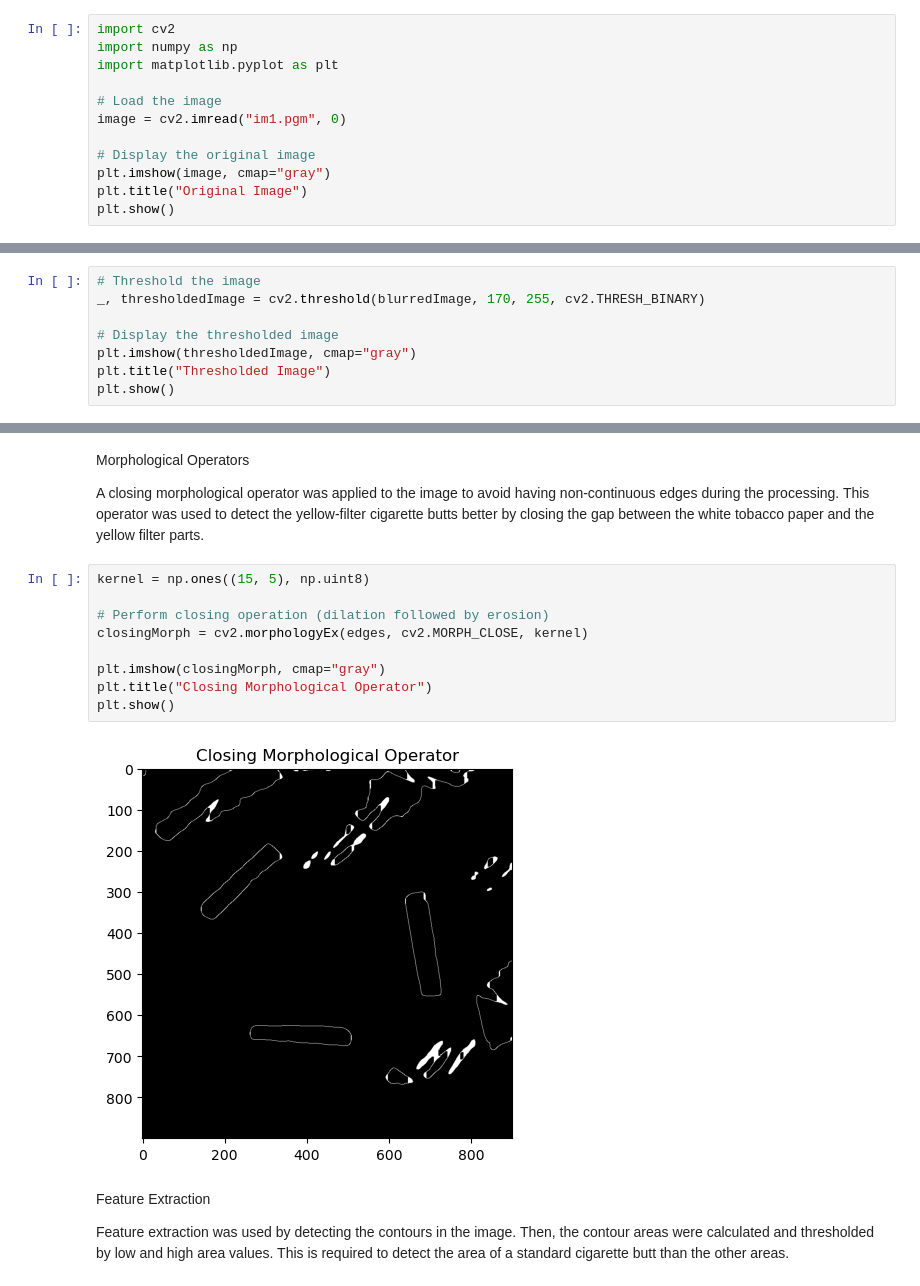
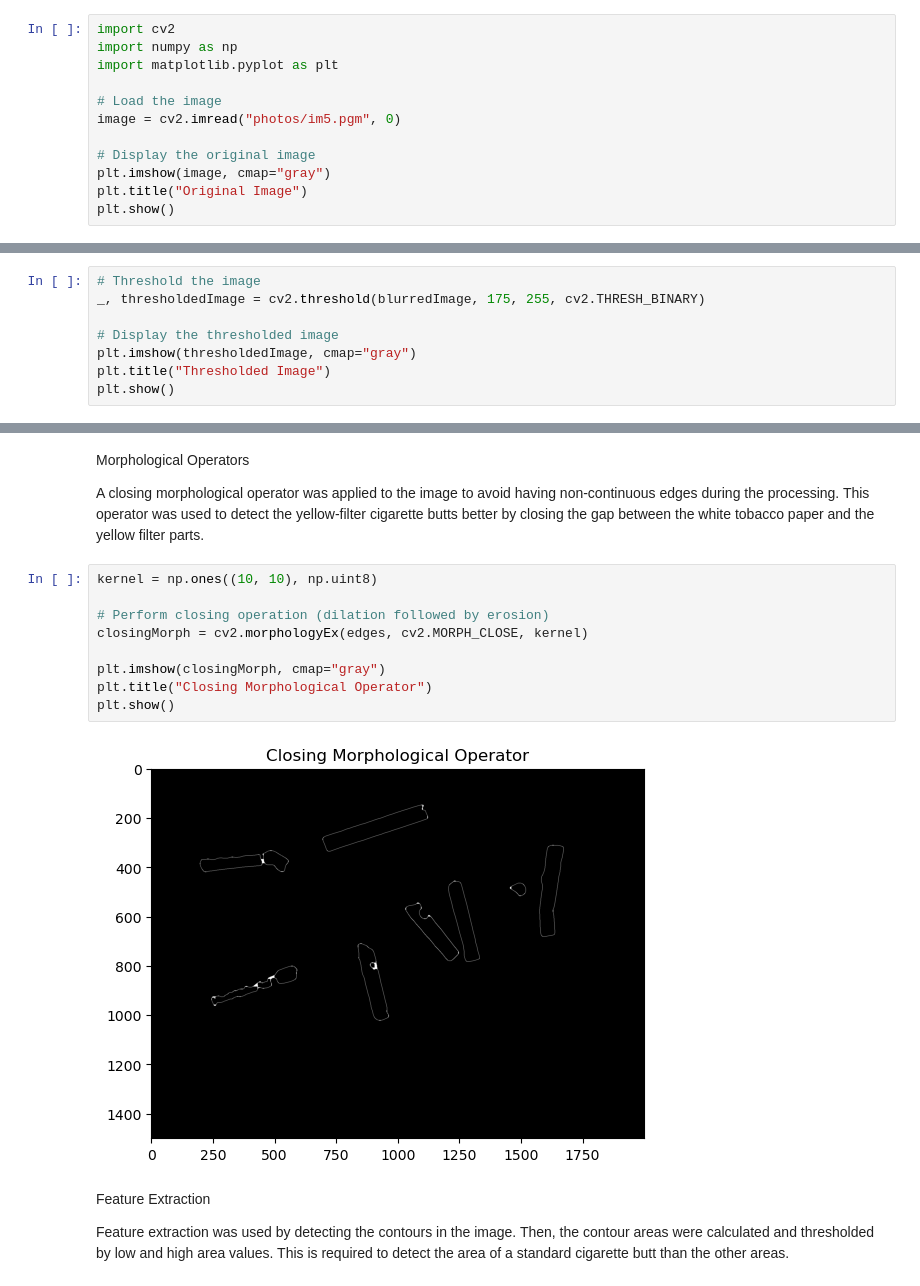
Before and after one commit to Pamirus/digital-image-processing, a Jupyter notebook: main.ipynb, the cells around one changed output, grey strips where cells are left out. Cells and saved outputs as stored; diff of their text form.

```diff
--- a/main.ipynb
+++ b/main.ipynb
@@ -4,7 +4,7 @@ import numpy as np
 import matplotlib.pyplot as plt
 
 # Load the image
-image = cv2.imread("im1.pgm", 0)
+image = cv2.imread("photos/im5.pgm", 0)
 
 # Display the original image
 plt.imshow(image, cmap="gray")
@@ -35,7 +35,7 @@ Segmentation
 Applying a global threshold to the image will result in detecting the objects.
 # %%
 # Threshold the image
-_, thresholdedImage = cv2.threshold(blurredImage, 170, 255, cv2.THRESH_BINARY)
+_, thresholdedImage = cv2.threshold(blurredImage, 175, 255, cv2.THRESH_BINARY)
 
 # Display the thresholded image
 plt.imshow(thresholdedImage, cmap="gray")
@@ -62,16 +62,16 @@ Morphological Operators
 
 A closing morphological operator was applied to the image to avoid having non-continuous edges during the processing. This operator was used to detect the yellow-filter cigarette butts better by closing the gap between the white tobacco paper and the yellow filter parts.
 # %%
-kernel = np.ones((15, 5), np.uint8)
+kernel = np.ones((10, 10), np.uint8)
 
 # Perform closing operation (dilation followed by erosion)
 closingMorph = cv2.morphologyEx(edges, cv2.MORPH_CLOSE, kernel)
 
 plt.imshow(closingMorph, cmap="gray")
 plt.title("Closing Morphological Operator")
 plt.show()
 # %% [output]
-[figure, old version]
+[figure, new version]
 # %% [markdown]
 Feature Extraction
 
```
Also changed, not shown: parts of 6 cells of this notebook, 12 other files.
